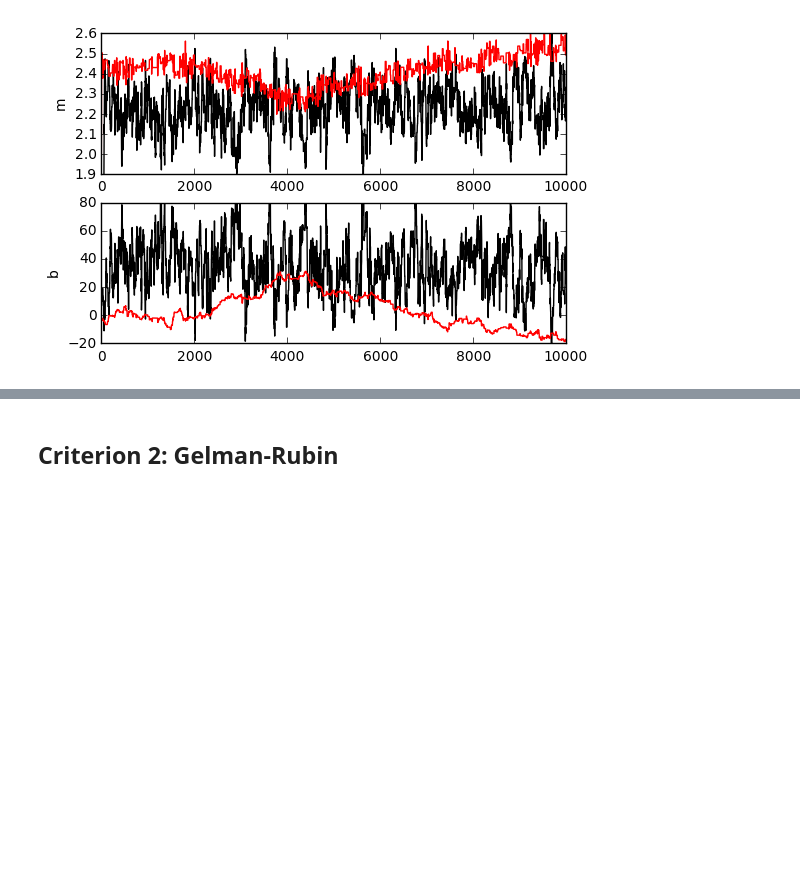
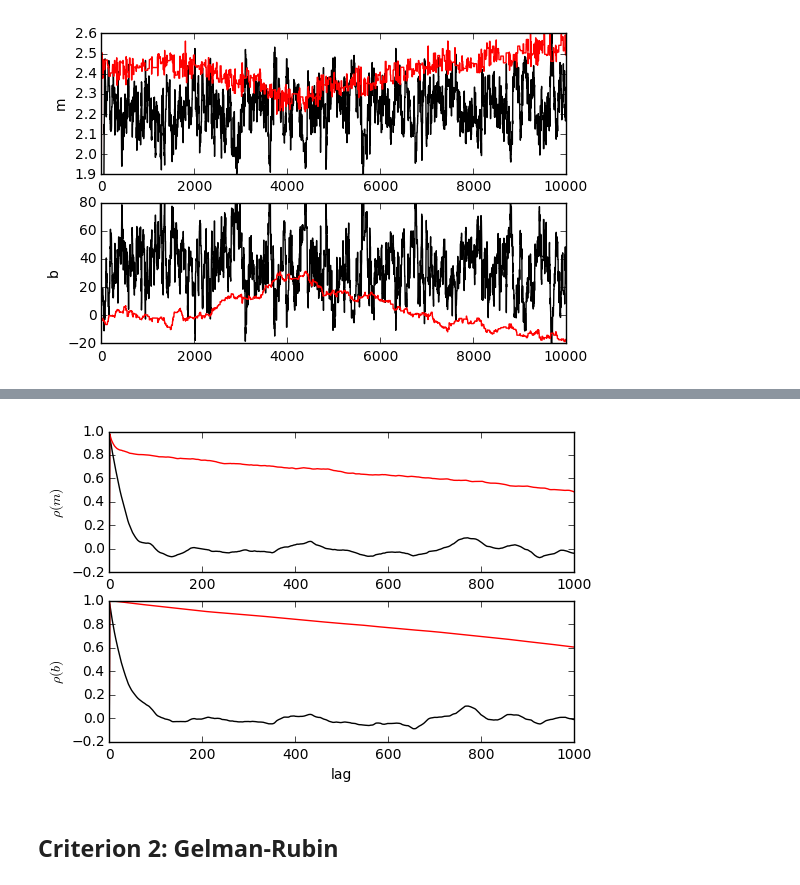
Before and after one commit to KIPAC/StatisticalMethods, a Jupyter notebook: lessons/3.PDFCharacterization.ipynb, the cells around one changed output, grey strips where cells are left out. Drawn from its saved outputs; the diff is of its cells as text; code cells hidden in the pictures; blank space fills up the shorter version.

Commit message:
autocorrelation in lesson 3

```diff
--- a/lessons/3.PDFCharacterization.ipynb
+++ b/lessons/3.PDFCharacterization.ipynb
@@ -329,2 +336,25 @@ Acceptance fraction: 0.0794
+# %%
+def autocor (chain, kmax):
+    x = chain - np.mean(chain)
+    cor = np.zeros(kmax)
+    for k in range(1,kmax):
+      cor[k] = np.sum(x[0:-k]*x[k:])/np.sum(x*x)
+    return cor
+
+kmax = 1000
+
+plt.clf()
+plt.subplot(2,1,1)
+plt.plot(autocor(mm,kmax), 'k-')
+plt.plot(autocor(mm2,kmax), 'r-')
+plt.ylabel(r'$\rho(m)$')
+plt.subplot(2,1,2)
+plt.plot(autocor(bb,kmax), 'k-')
+plt.plot(autocor(bb2,kmax), 'r-')
+plt.ylabel(r'$\rho(b)$')
+plt.xlabel('lag')
+plt.show()
+# %% [output]
+[figure, added]
 # %% [markdown]
 ## Criterion 2: Gelman-Rubin
```
Also changed, not shown: parts of 2 cells of this notebook.
